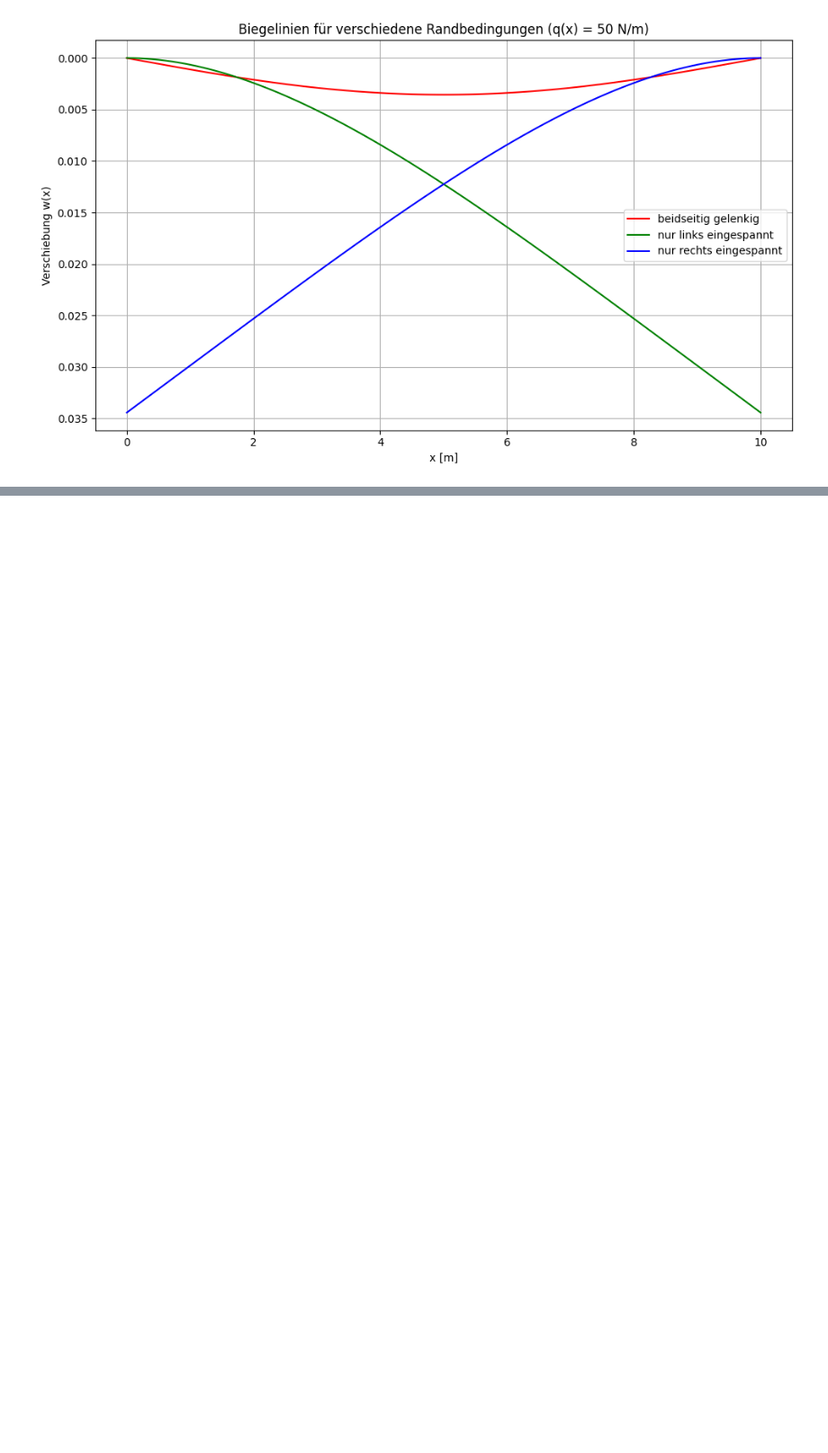
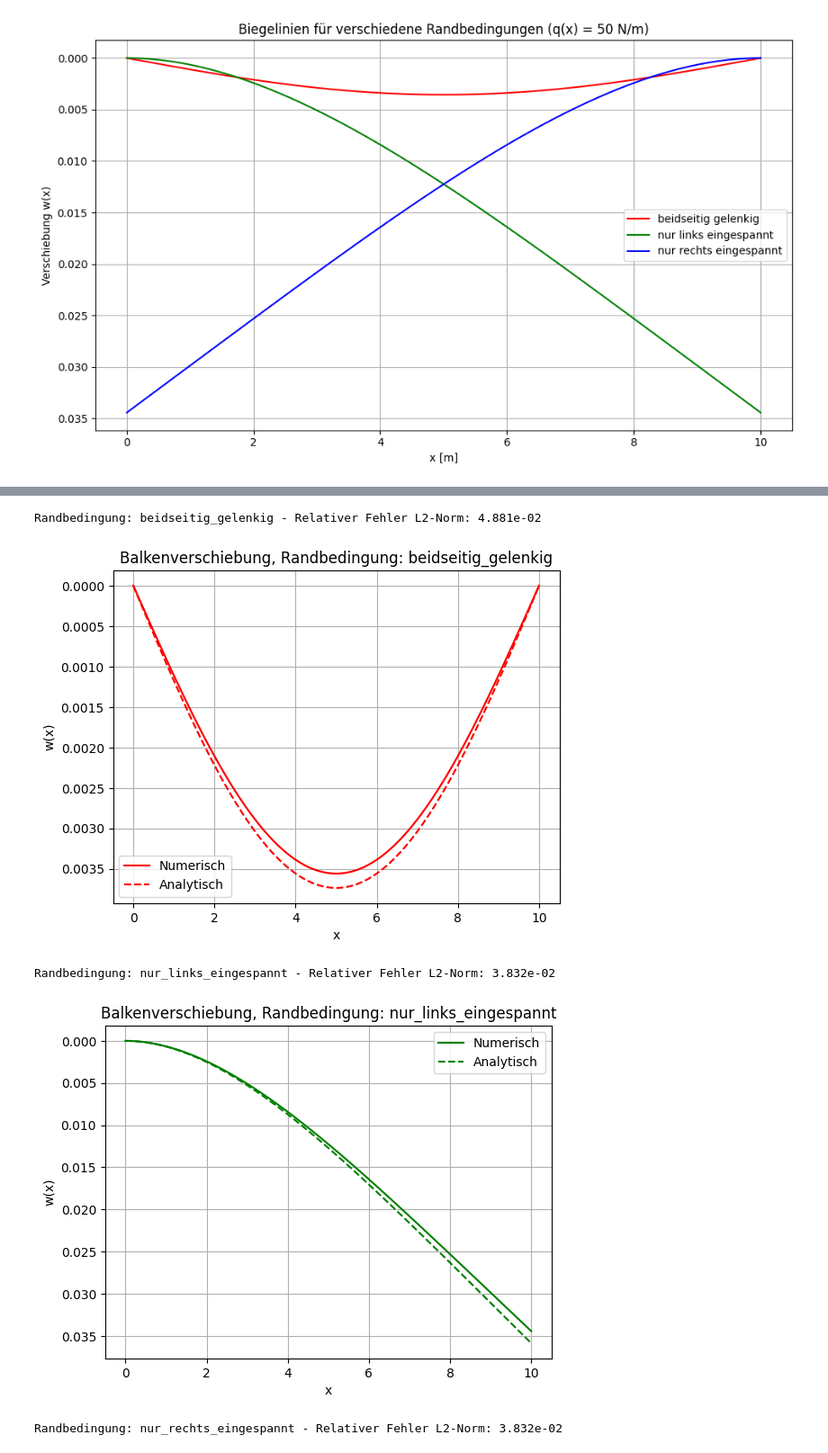
Before and after one commit to AhmedHossamMido/projektarbeit, a Jupyter notebook: projektdatei.ipynb, the cells around one changed output, grey strips where cells are left out. Shown at 90% size. Cells and saved outputs as stored; diff of their text form; code cells hidden in the pictures; blank space fills up the shorter version.

```diff
--- a/projektdatei.ipynb
+++ b/projektdatei.ipynb
@@ -1665,10 +1682,6 @@ def print_fd(name, x, x0, m, denom_factor=1, rev=False):
     # Ausgabe der kompletten Formel
     print(f"{name} (Ableitung {m}):\n  ({' '.join(terms)}) / {denom}\n")
 
-
-# Beispielhafte Schrittweite (kann angepasst werden)
-h = 1.0
-
 # Definition der Stützstellen für die erste Ableitung mit Schrittweite h
 x1 = np.array([0, h, 2*h])
 
@@ -1742,5 +1752,5 @@ q = q0 * np.ones(N_nodes)
 # %%
-def build_bending_matrix(N_nodes, h, EI, q_c, boundary_condition="beidseitig_gelenkig"):
+def build_bending_matrix(boundary_condition="beidseitig_gelenkig"):
     """
     Erzeugt die Biegesteifigkeitsmatrix A für einen Balken, die Diskretisierung
     der Gleichung EI * w'''' = q(x) mit der Finite-Differenzen-Methode.
@@ -1769,6 +1779,7 @@ def build_bending_matrix(N_nodes, h, EI, q_c, boundary_condition="beidseitig_gel
     if EI <= 0:
         raise ValueError("EI muss größer 0 sein!")
 
+    q_c = q.copy()
     A = lil_matrix((N_nodes, N_nodes), dtype=np.float64) # https://docs.scipy.org/doc/scipy/reference/generated/scipy.sparse.lil_matrix.html
 
     # ===========================
@@ -1999,7 +2010,7 @@ def build_bending_matrix(N_nodes, h, EI, q_c, boundary_condition="beidseitig_gel
         case _:
             raise ValueError(f"Unbekannte Randbedingung: '{boundary_condition}'")
 
-    return EI * A, q_c
+    return EI * A.tocsr(), q_c # https://stackoverflow.com/questions/32481829/compressed-sparse-column-csc-or-compressed-sparse-row-csr-sparse-matrix
 # Hinweis:
 # Die rechte Seite q muss an den Randstellen, wo Dirichlet- oder Ableitungsbedingungen
 # vorgegeben sind, ebenfalls den passenden Wert enthalten (meist 0).
@@ -2071,8 +2077,8 @@ solutions = {}
 
 # Schleife über alle Randbedingungen
 for label, bc in boundary_conditions.items():
-    EIA, q_mod = build_bending_matrix(N_nodes, h, EI, q.copy(), boundary_condition=bc)
-    w = spsolve(EIA.tocsc(), q_mod) # https://stackoverflow.com/questions/32481829/compressed-sparse-column-csc-or-compressed-sparse-row-csr-sparse-matrix
+    EIA, q_mod = build_bending_matrix(boundary_condition=bc)
+    w = spsolve(EIA, q_mod)
     solutions[label] = w
 
 # -----------------------------------------------
@@ -2098,20 +2104,7 @@ plt.show()
 # %% [output]
 [figure]
 # %%
-def analytical_solution_beidseitig_gelenkig(x, L, EI, q0):
-    """Analytische Lösung für beidseitig gelenkigen Balken mit konstanter Last."""
-    return (q0 / (24 * EI)) * x * (L**3 - 2*L*x**2 + x**3)
-
-def analytical_solution_eingespannt_links(x, L, EI, q0):
-    """Analytische Lösung für Balken mit links eingespannt und rechts frei."""
-    return (q0/(24*EI)) * x**2 * (6*L**2 - 4*L*x + x**2)
-
-def analytical_solution_eingespannt_rechts(x, L, EI, q0):
-    """Analytische Lösung für Balken mit links frei und rechts eingespannt."""
-    # Spiegelung von links eingespannt, frei rechts: w(x) = W(L-x)
-    return analytical_solution_eingespannt_links(L - x, L, EI, q0)
-
-def test_all_conditions():
+def test_all_conditions(f):
     boundary_conditions = [
         "beidseitig_gelenkig",
         "nur_links_eingespannt",
@@ -2125,13 +2118,15 @@ def test_all_conditions():
     }
 
     for (bc, clr) in zip(boundary_conditions, beam_colors):
-        A, q_adj = build_bending_matrix(N_nodes, h, EI, q.copy(), boundary_condition=bc)
-        w_num = spsolve(A.tocsc(), q_adj)
 
-        # Hier q0 als Konstante übergeben, nicht q_adj (Vektor!)
-        w_ana = analytical_solutions[bc](x, L, EI=EI, q0=q)
+        EIA, q_adj = f(boundary_condition=bc)
+
+        w_num = spsolve(EIA, q_adj)
+
+        w_ana = analytical_solutions[bc]()
 
         err = np.linalg.norm(w_num - w_ana, ord=2) / np.linalg.norm(w_ana, ord=2)
+
         print(f"Randbedingung: {bc} - Relativer Fehler L2-Norm: {err:.3e}")
 
         plt.figure()
@@ -2147,5 +2142,3 @@ def test_all_conditions():
 
         plt.grid(True)
         plt.show()
-
-test_all_conditions()
@@ -2158,0 +2145,8 @@ Randbedingung: nur_rechts_eingespannt - Relativer Fehler L2-Norm: 3.832e-02
+# %%
+test_all_conditions(build_bending_matrix) # mit festvorgegebenen Zahlen
+# %% [output]
+Randbedingung: beidseitig_gelenkig - Relativer Fehler L2-Norm: 4.881e-02
+[figure, added]
+Randbedingung: nur_links_eingespannt - Relativer Fehler L2-Norm: 3.832e-02
+[figure, added]
+Randbedingung: nur_rechts_eingespannt - Relativer Fehler L2-Norm: 3.832e-02
```
Also changed, not shown: parts of 22 cells of this notebook.
